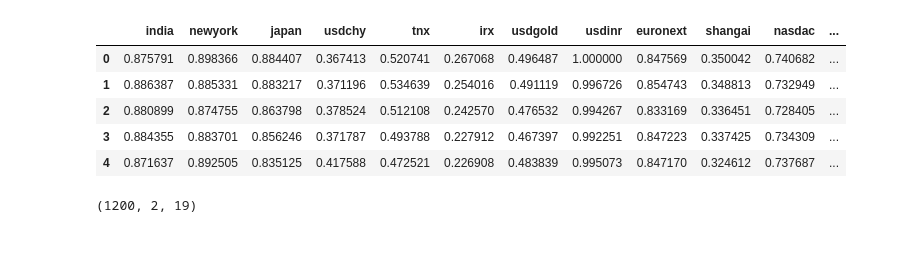
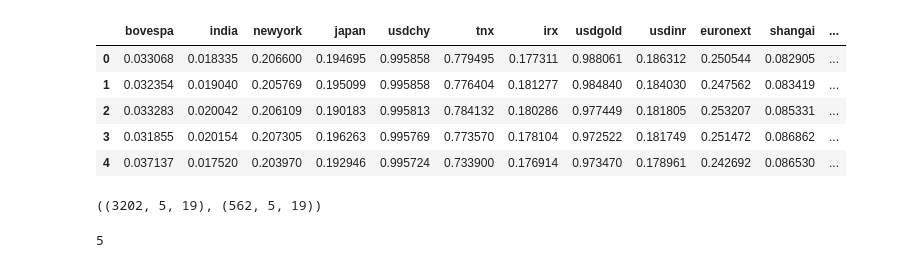
Before and after one commit to bulend-karadag/Recurrent-Neural-Network-Project, a Jupyter notebook: stockMarket.ipynb, the cells around one changed output. Saved outputs shown, nothing was run; the diff lists cells and outputs as text; code cells hidden in the pictures.

```diff
--- a/stockMarket.ipynb
+++ b/stockMarket.ipynb
@@ -16,7 +21,8 @@ from sklearn.preprocessing import MinMaxScaler
 files = glob.glob("csvFiles/*.csv")
 df_dict = {}
 for file in files:
-    key = file.split('.')[0]
+    keyf = file.split('.')[0]
+    key = keyf.split('/')[1]
     df = pd.read_csv(file)
     df.rename(columns={'Adj Close': key}, inplace=True)
     df[key].replace({'-': None},inplace =True)
@@ -35,3 +41,9 @@ with open('csvFiles/usdreal.json') as f:
     df['Date'] = df['Date'].dt.normalize()
     df = df[['Date','usdreal']]
 df_dict['usdreal'] = df
+
+df_merged = reduce(lambda  left,right: pd.merge(left,right,on=['Date'], how='inner'), df_dict.values())
+df_merged = df_merged.sort_values(by='Date', ascending=True)
+df_merged.set_index('Date', inplace=True)
+#df_merged.tail(5)
+df_merged.shape
@@ -53,0 +52,4 @@ df_merged.shape
+# %%
+df_merged = df_merged[['bovespa', 'india', 'newyork', 'japan', 'usdchy', 'tnx', 'irx', 'usdgold',
+       'usdinr', 'euronext', 'shangai', 'nasdac', 'hongkong', 'usdjpy',
+       'london', 'chicago', 'crudeoil', 'usdeuro', 'usdreal']]
@@ -54,17 +66,19 @@ df_merged.shape
 # %%
-len_ = int(0.8*df_merged.shape[0])
+len_ = int(0.85*df_merged.shape[0])
 df_train = df_merged[:len_]
 df_test = df_merged[len_:]
 columns = df_merged.columns
 
 scaler = MinMaxScaler()
 df_train = pd.DataFrame(scaler.fit_transform(df_train), columns=columns)
 df_test = pd.DataFrame(scaler.transform(df_test), columns=columns)
+df_train = pd.DataFrame(df_train, columns=columns)
+df_test = pd.DataFrame(df_test, columns=columns)
 df_train.head()
 # %% [output]
-|  | india | newyork | japan | usdchy | tnx | irx | usdgold | usdinr | euronext | shangai | nasdac | ... |
-| 0 | 0.875791 | 0.898366 | 0.884407 | 0.367413 | 0.520741 | 0.267068 | 0.496487 | 1.000000 | 0.847569 | 0.350042 | 0.740682 | ... |
-| 1 | 0.886387 | 0.885331 | 0.883217 | 0.371196 | 0.534639 | 0.254016 | 0.491119 | 0.996726 | 0.854743 | 0.348813 | 0.732949 | ... |
-| 2 | 0.880899 | 0.874755 | 0.863798 | 0.378524 | 0.512108 | 0.242570 | 0.476532 | 0.994267 | 0.833169 | 0.336451 | 0.728405 | ... |
-| 3 | 0.884355 | 0.883701 | 0.856246 | 0.371787 | 0.493788 | 0.227912 | 0.467397 | 0.992251 | 0.847223 | 0.337425 | 0.734309 | ... |
-| 4 | 0.871637 | 0.892505 | 0.835125 | 0.417588 | 0.472521 | 0.226908 | 0.483839 | 0.995073 | 0.847170 | 0.324612 | 0.737687 | ... |
+|  | bovespa | india | newyork | japan | usdchy | tnx | irx | usdgold | usdinr | euronext | shangai | ... |
+| 0 | 0.033068 | 0.018335 | 0.206600 | 0.194695 | 0.995858 | 0.779495 | 0.177311 | 0.988061 | 0.186312 | 0.250544 | 0.082905 | ... |
+| 1 | 0.032354 | 0.019040 | 0.205769 | 0.195099 | 0.995858 | 0.776404 | 0.181277 | 0.984840 | 0.184030 | 0.247562 | 0.083419 | ... |
+| 2 | 0.033283 | 0.020042 | 0.206109 | 0.190183 | 0.995813 | 0.784132 | 0.180286 | 0.977449 | 0.181805 | 0.253207 | 0.085331 | ... |
+| 3 | 0.031855 | 0.020154 | 0.207305 | 0.196263 | 0.995769 | 0.773570 | 0.178104 | 0.972522 | 0.181749 | 0.251472 | 0.086862 | ... |
+| 4 | 0.037137 | 0.017520 | 0.203970 | 0.192946 | 0.995724 | 0.733900 | 0.176914 | 0.973470 | 0.178961 | 0.242692 | 0.086530 | ... |
@@ -113,5 +106,9 @@ X_test, y_test = get_X_y(df_test, 240, 3)
+# %%
+X_train.shape, X_test.shape
+# %% [output]
+((3202, 5, 19), (562, 5, 19))
 # %%
-X_train.shape
+X_train.shape[1]
 # %% [output]
-(1200, 2, 19)
+5
 # %%
```
Also changed, not shown: parts of 17 cells of this notebook, 1 other file.
